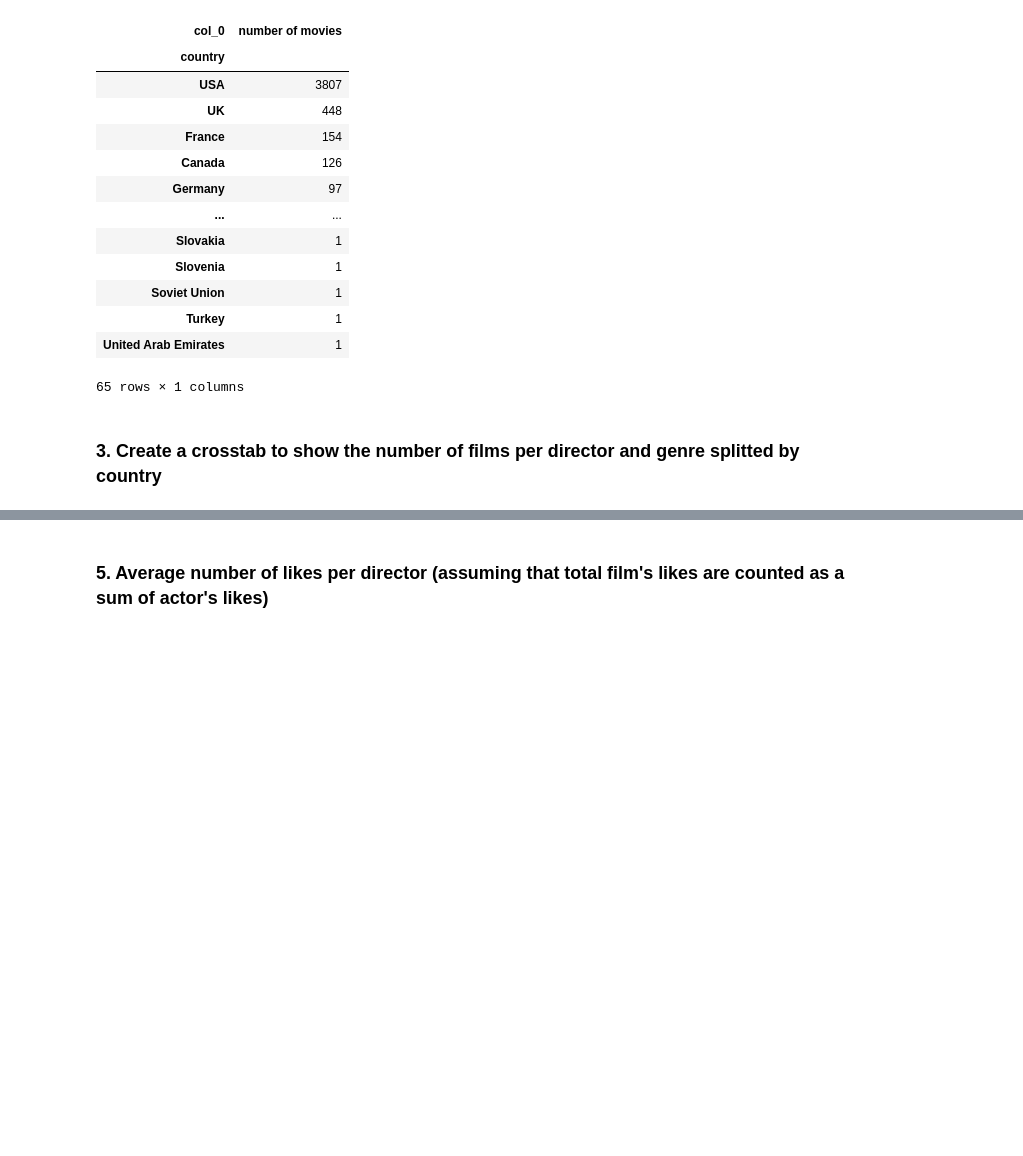
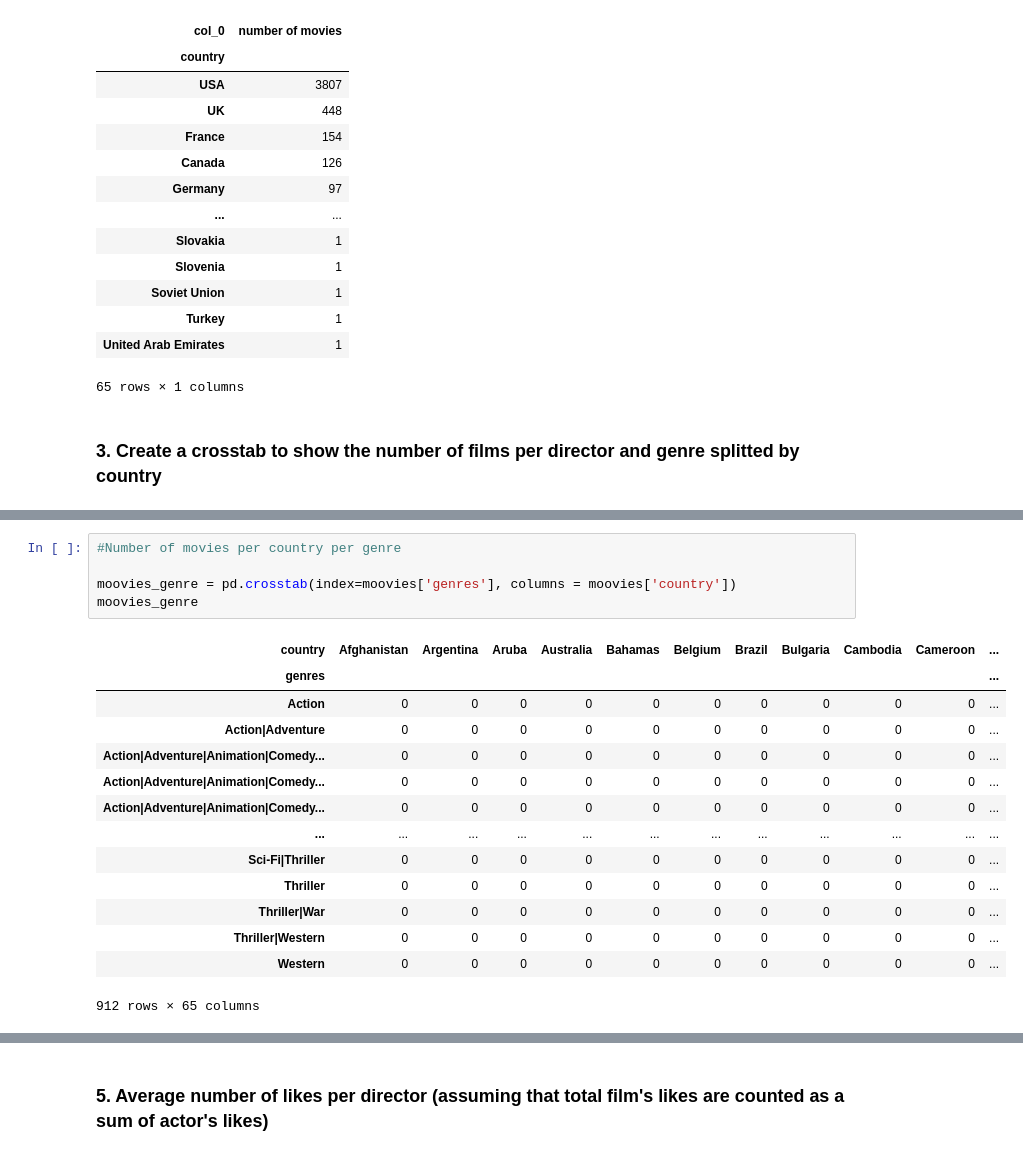
Before and after one commit to matthieubaillard/DAFT_0410, a Jupyter notebook: module_2/Lab_5_ Pivot-Tables-and-Crosstab/Crosstabs.ipynb, the cells around one changed output, grey strips where cells are left out. Saved outputs shown, nothing was run; the diff lists cells and outputs as text; blank space fills up the shorter version.

Commit message:
Lab 5 Complete (crosstabs)

```diff
--- a/module_2/Lab_5_ Pivot-Tables-and-Crosstab/Crosstabs.ipynb
+++ b/module_2/Lab_5_ Pivot-Tables-and-Crosstab/Crosstabs.ipynb
@@ -83,0 +134,20 @@ moovies_country
+# %%
+#Number of movies per country per genre
+
+moovies_genre = pd.crosstab(index=moovies['genres'], columns = moovies['country'])
+moovies_genre
+# %% [output]
+| country | Afghanistan | Argentina | Aruba | Australia | Bahamas | Belgium | Brazil | Bulgaria | Cambodia | Cameroon | ... |
+| genres |  |  |  |  |  |  |  |  |  |  | ... |
+| Action | 0 | 0 | 0 | 0 | 0 | 0 | 0 | 0 | 0 | 0 | ... |
+| Action|Adventure | 0 | 0 | 0 | 0 | 0 | 0 | 0 | 0 | 0 | 0 | ... |
+| Action|Adventure|Animation|Comedy... | 0 | 0 | 0 | 0 | 0 | 0 | 0 | 0 | 0 | 0 | ... |
+| Action|Adventure|Animation|Comedy... | 0 | 0 | 0 | 0 | 0 | 0 | 0 | 0 | 0 | 0 | ... |
+| Action|Adventure|Animation|Comedy... | 0 | 0 | 0 | 0 | 0 | 0 | 0 | 0 | 0 | 0 | ... |
+| ... | ... | ... | ... | ... | ... | ... | ... | ... | ... | ... | ... |
+| Sci-Fi|Thriller | 0 | 0 | 0 | 0 | 0 | 0 | 0 | 0 | 0 | 0 | ... |
+| Thriller | 0 | 0 | 0 | 0 | 0 | 0 | 0 | 0 | 0 | 0 | ... |
+| Thriller|War | 0 | 0 | 0 | 0 | 0 | 0 | 0 | 0 | 0 | 0 | ... |
+| Thriller|Western | 0 | 0 | 0 | 0 | 0 | 0 | 0 | 0 | 0 | 0 | ... |
+| Western | 0 | 0 | 0 | 0 | 0 | 0 | 0 | 0 | 0 | 0 | ... |
+912 rows × 65 columns
```
Also changed, not shown: parts of 12 cells of this notebook.
